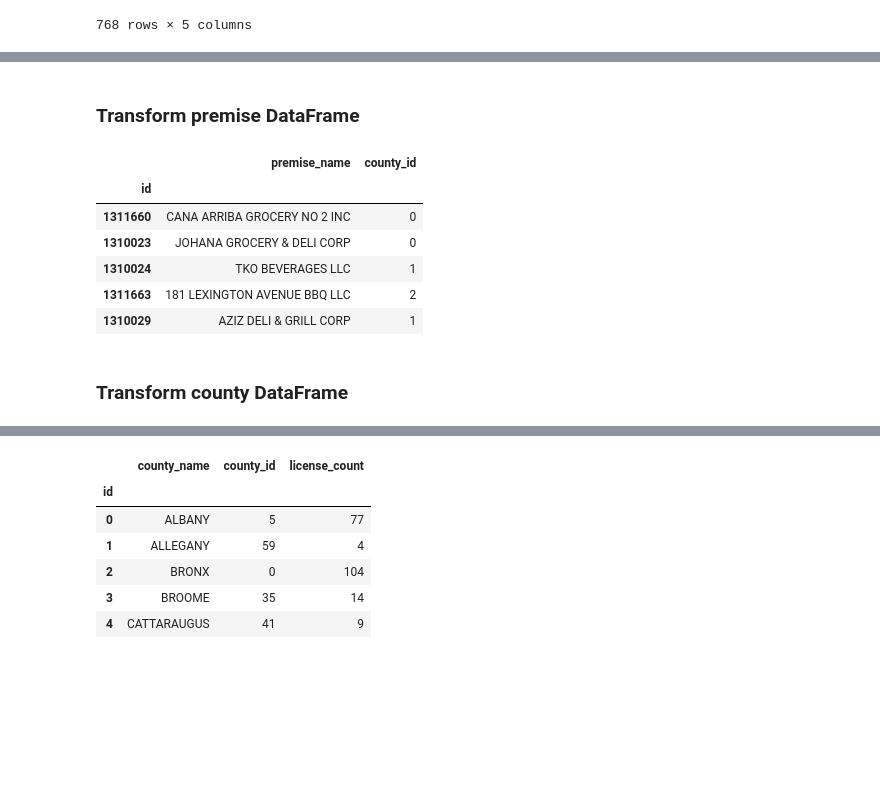
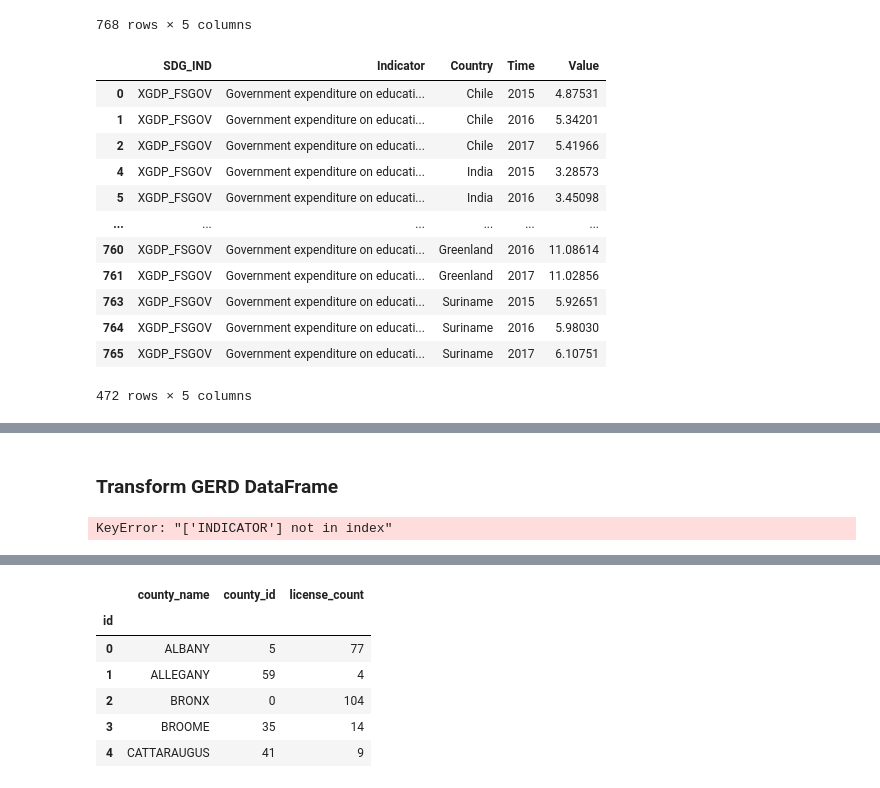
Before and after one commit to mchrzanowski27/Project2, a Jupyter notebook: Project2-Group3.ipynb, the cells around one changed output, grey strips where cells are left out. Cells and saved outputs as stored; diff of their text form; code cells hidden in the pictures; blank space fills up the shorter version.

Commit message:
cleaning data

```diff
--- a/Project2-Group3.ipynb
+++ b/Project2-Group3.ipynb
@@ -41,3 +47,22 @@ GDP_df
+# %%
+
+
+GDP_trim_df = GDP_df.loc[GDP_df["Time"] <2018]
+GDP_trim_df
+# %% [output]
+|  | SDG_IND | Indicator | Country | Time | Value |
+| 0 | XGDP_FSGOV | Government expenditure on educati... | Chile | 2015 | 4.87531 |
+| 1 | XGDP_FSGOV | Government expenditure on educati... | Chile | 2016 | 5.34201 |
+| 2 | XGDP_FSGOV | Government expenditure on educati... | Chile | 2017 | 5.41966 |
+| 4 | XGDP_FSGOV | Government expenditure on educati... | India | 2015 | 3.28573 |
+| 5 | XGDP_FSGOV | Government expenditure on educati... | India | 2016 | 3.45098 |
+| ... | ... | ... | ... | ... | ... |
+| 760 | XGDP_FSGOV | Government expenditure on educati... | Greenland | 2016 | 11.08614 |
+| 761 | XGDP_FSGOV | Government expenditure on educati... | Greenland | 2017 | 11.02856 |
+| 763 | XGDP_FSGOV | Government expenditure on educati... | Suriname | 2015 | 5.92651 |
+| 764 | XGDP_FSGOV | Government expenditure on educati... | Suriname | 2016 | 5.98030 |
+| 765 | XGDP_FSGOV | Government expenditure on educati... | Suriname | 2017 | 6.10751 |
+472 rows × 5 columns
 # %%
 GERD_file = "../Resources/GERD.csv"
 GERD_df = pd.read_csv(GERD_file)
@@ -57,29 +82,10 @@ GERD_df
 | 6531 | EXPCAPPPP_CONST | GERD per capita (in PPP$, constan... | MRT | Mauritania | 2018 | 2018 | 4.382900e-01 | NaN | NaN |
 6532 rows × 9 columns
 # %% [markdown]
-### Transform premise DataFrame
+### Transform GERD DataFrame
-# %%
-# Create a filtered dataframe from specific columns
-premise_cols = ["License Serial Number", "Premises Name", "County ID Code"]
-premise_transformed= premise_df[premise_cols].copy()
-
-# Rename the column headers
-premise_transformed = premise_transformed.rename(columns={"License Serial Number": "id",
-                                                          "Premises Name": "premise_name",
-                                                          "County ID Code": "county_id"})
-
-# Clean the data by dropping duplicates and setting the index
-premise_transformed.drop_duplicates("id", inplace=True)
-premise_transformed.set_index("id", inplace=True)
-
-premise_transformed.head()
-# %% [output]
-|  | premise_name | county_id |
-| id |  |  |
-| 1311660 | CANA ARRIBA GROCERY NO 2 INC | 0 |
-| 1310023 | JOHANA GROCERY & DELI CORP | 0 |
-| 1310024 | TKO BEVERAGES LLC | 1 |
-| 1311663 | 181 LEXINGTON AVENUE BBQ LLC | 2 |
-| 1310029 | AZIZ DELI & GRILL CORP | 1 |
-# %% [markdown]
-### Transform county DataFrame
+# %%
+# Create a filtered dataframe from specific columns
+
+GERD_df = GERD_df[['INDICATOR','Indicator','Country','Time','Value']]
+# %% [output]
+KeyError: "['INDICATOR'] not in index"
```
Also changed, not shown: parts of 6 cells of this notebook.
